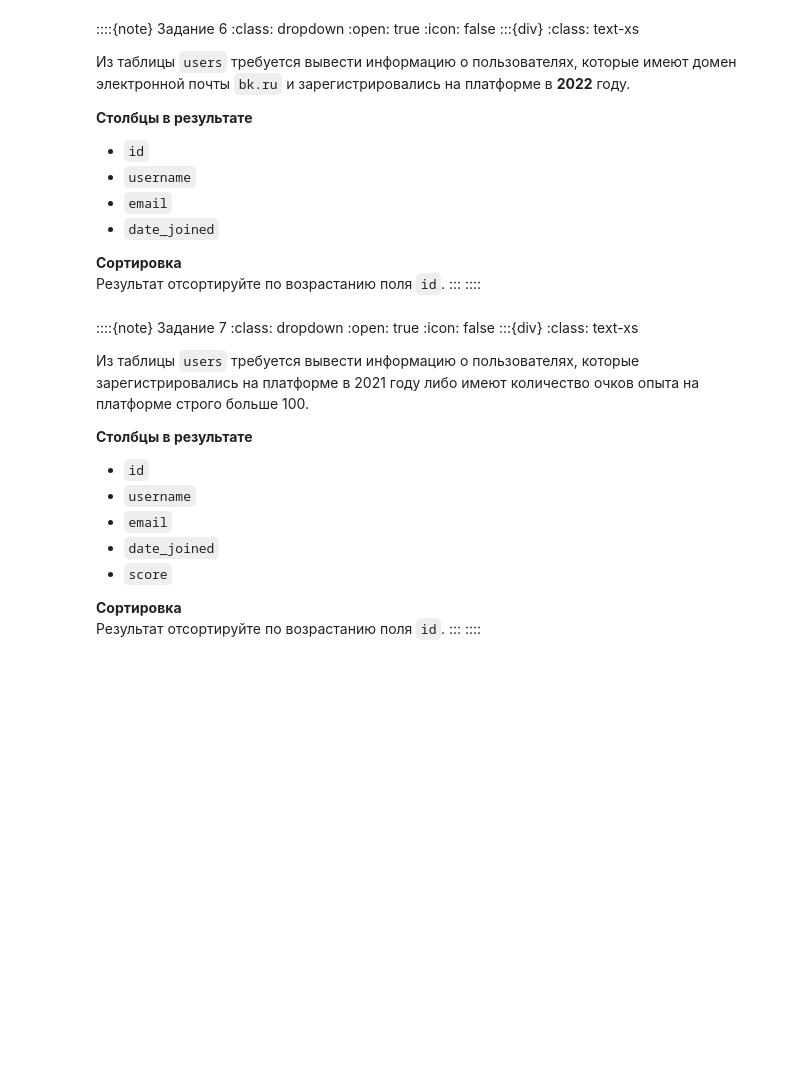
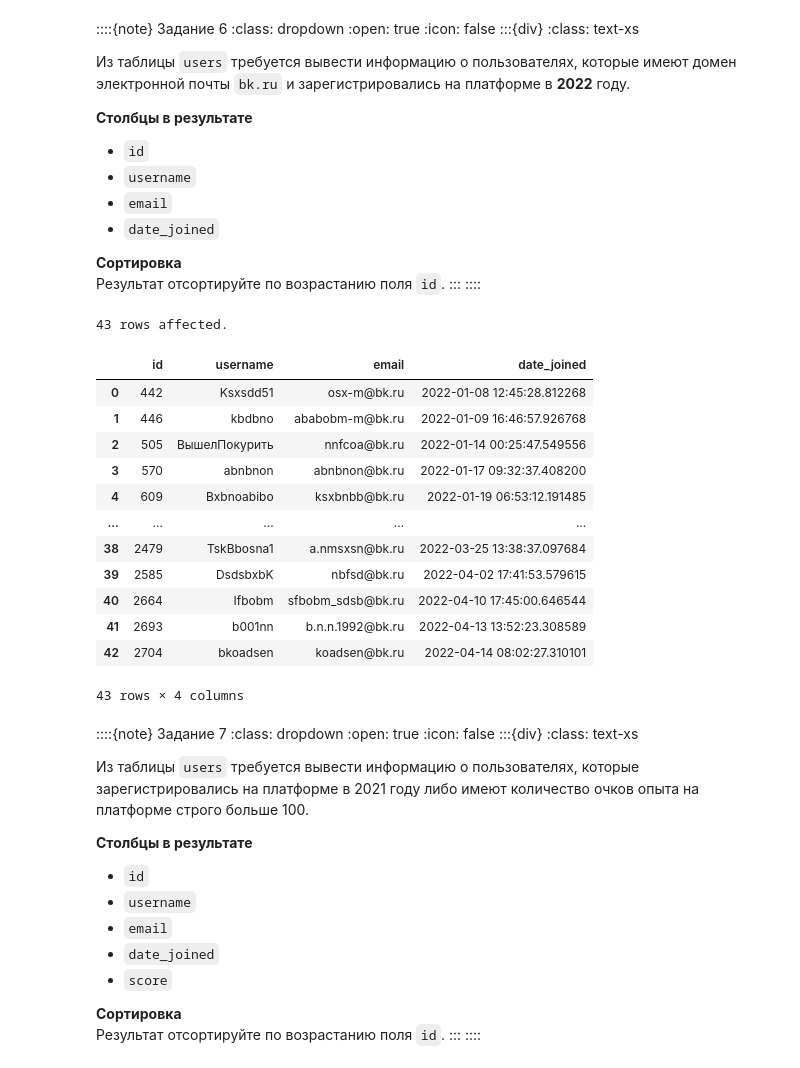
Before and after one commit to magus1968/learning-sql, a Jupyter notebook: docs/appx/simulative.ipynb, the cells around one changed output. Saved outputs shown, nothing was run; the diff lists cells and outputs as text; code cells hidden in the pictures; blank space fills up the shorter version.

```diff
--- a/docs/appx/simulative.ipynb
+++ b/docs/appx/simulative.ipynb
@@ -2882,6 +3112,40 @@ PostgreSQL берёт `date` справа и приводит его к `time
 # %%
 %%sql
 -- Практика 5. Задача 6
+SELECT
+    id,
+    username,
+    email,
+    date_joined
+FROM users
+-- 1-е место: идиоматичный ILIKE + быстрый числовой EXTRACT
+WHERE email ILIKE '%@bk.ru'
+  AND EXTRACT(year FROM date_joined) = 2022
+/* Альтернативные варианты условий:
+  -- 2-е место: через DATE_TRUNC и строгий литерал TIMESTAMP
+  email ILIKE '%@bk.ru'
+    AND DATE_TRUNC('year', date_joined) = TIMESTAMP '2022-01-01'
+
+  -- 3-е место: через LOWER и строковое форматирование TO_CHAR
+  LOWER(email) LIKE '%@bk.ru'
+    AND TO_CHAR(date_joined, 'YYYY') = '2022'
+*/
+ORDER BY id;
+# %% [output]
+43 rows affected.
+|  | id | username | email | date_joined |
+| 0 | 442 | Ksxsdd51 | osx-m@bk.ru | 2022-01-08 12:45:28.812268 |
+| 1 | 446 | kbdbno | ababobm-m@bk.ru | 2022-01-09 16:46:57.926768 |
+| 2 | 505 | ВышелПокурить | nnfcoa@bk.ru | 2022-01-14 00:25:47.549556 |
+| 3 | 570 | abnbnon | abnbnon@bk.ru | 2022-01-17 09:32:37.408200 |
+| 4 | 609 | Bxbnoabibo | ksxbnbb@bk.ru | 2022-01-19 06:53:12.191485 |
+| ... | ... | ... | ... | ... |
+| 38 | 2479 | TskBbosna1 | a.nmsxsn@bk.ru | 2022-03-25 13:38:37.097684 |
+| 39 | 2585 | DsdsbxbK | nbfsd@bk.ru | 2022-04-02 17:41:53.579615 |
+| 40 | 2664 | Ifbobm | sfbobm_sdsb@bk.ru | 2022-04-10 17:45:00.646544 |
+| 41 | 2693 | b001nn | b.n.n.1992@bk.ru | 2022-04-13 13:52:23.308589 |
+| 42 | 2704 | bkoadsen | koadsen@bk.ru | 2022-04-14 08:02:27.310101 |
+43 rows × 4 columns
 # %% [markdown]
 ::::{note} Задание 7
 :class: dropdown
```
Also changed, not shown: parts of 22 cells of this notebook, 2 other files.
